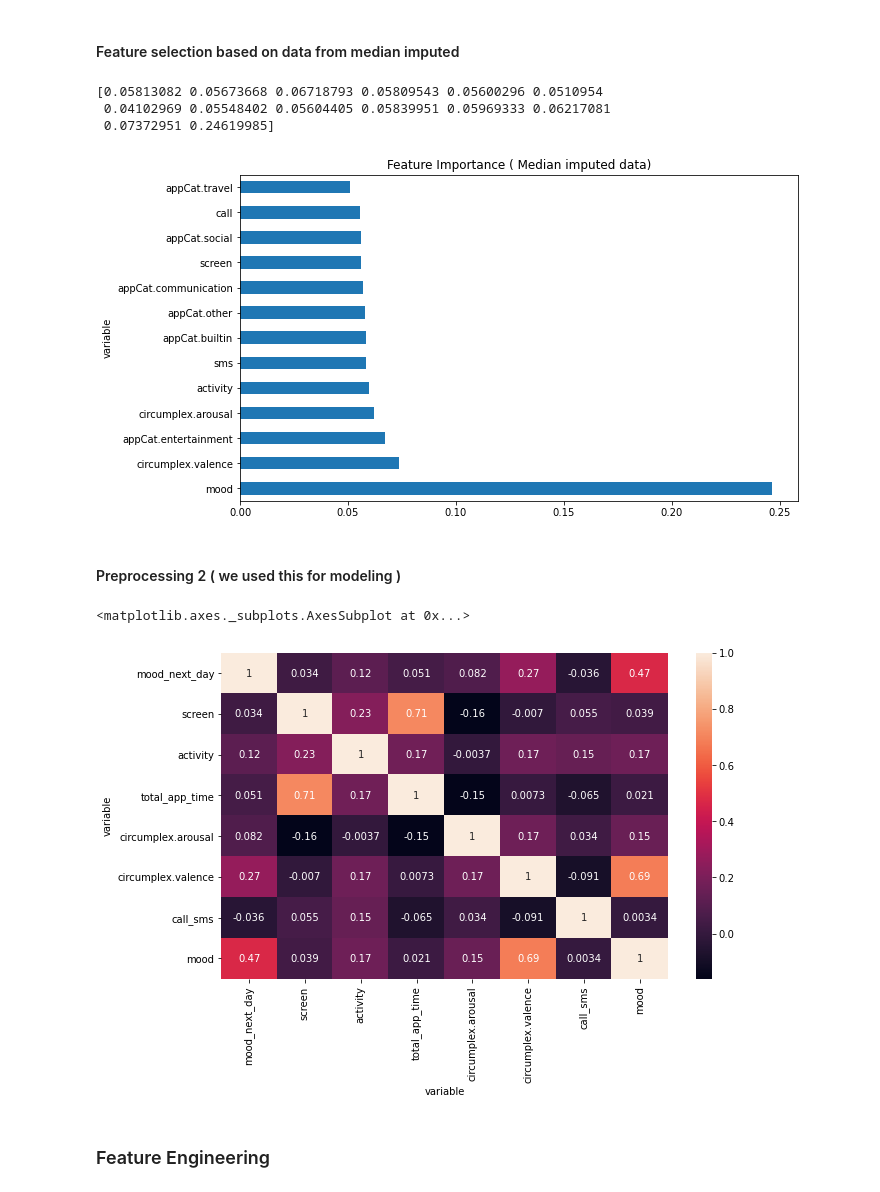
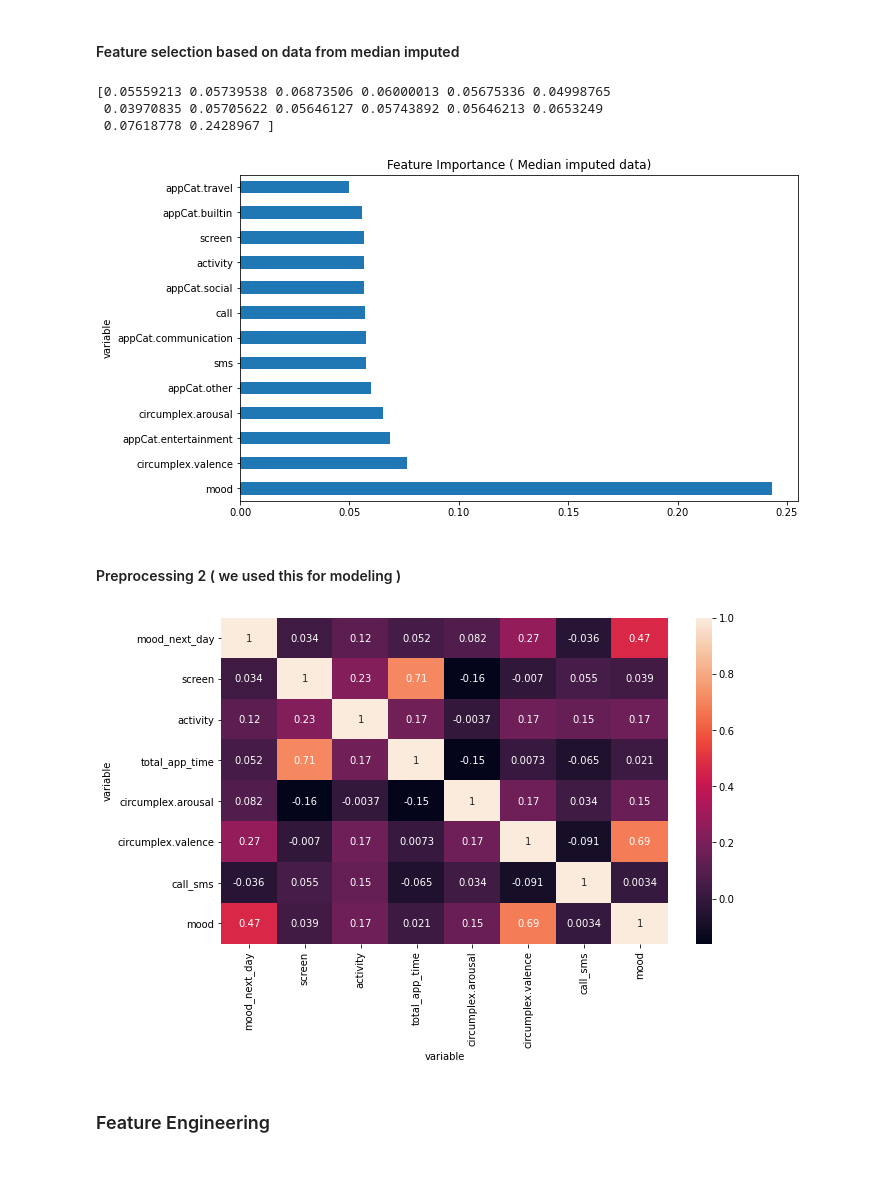
Before and after one commit to susymaijer/DMT, a Jupyter notebook: Final_Data_Preparation.ipynb, the cells around one changed output. Drawn from its saved outputs; the diff is of its cells as text; code cells hidden in the pictures.

Commit message:
Dont check whether next row is next day

```diff
--- a/Final_Data_Preparation.ipynb
+++ b/Final_Data_Preparation.ipynb
@@ -110,17 +110,9 @@ mergedf = sumdf2.join(meandf2, how='outer', on = ['id', 'time'])
 mergedf = mergedf.sort_values(['id', 'time'], ascending = True)
 mergedf = mergedf.reset_index().drop(['index'], axis= 1)
 mergedf.to_csv('data/data_arima.csv')
-# %%
-# add column with next day, we need to use this for the target
-mergedf['next_day'] = pd.DatetimeIndex(mergedf.time) + pd.DateOffset(1)
-
-# filter all rows where the previous row == previous day
-filter_df = mergedf['next_day'] == mergedf['time'].shift(-1)
-
-# add column with mood of next day
-mergedf.loc[filter_df, "mood_next_day"] = mergedf['mood'].copy().shift(-1)
-
-mergedf.drop(['next_day'], axis=1, inplace=True)
+# %%
+# add column with mood of next day
+mergedf[ "mood_next_day"] = mergedf['mood'].copy().shift(-1)
 # %%
 # later, when creating instance-based datasets, we are going to remove rows that don't have a mood_next_day as a target
 # we are gonna make such a dataframe now and analyse which columns are too empty to keep
@@ -191,20 +183,21 @@ imputdf.loc[imputdf['appCat.utilities'].isnull(), 'appCat.utilities'] = imputdf[
 # %%
 from sklearn.ensemble import ExtraTreesRegressor
 X = imputdf.drop(['id', 'time','mood_next_day'], axis=1)
 y = imputdf.mood_next_day
 model = ExtraTreesRegressor()
 model.fit(X,y)
 print(model.feature_importances_) #use inbuilt class feature_importances of tree based classifiers
 #plot graph of feature importances for better visualization
 feat_importances = pd.Series(model.feature_importances_, index=X.columns)
 feat_importances.nlargest(13).plot(kind='barh')
 plt.title('Feature Importance ( Median imputed data)')
+plt.savefig
 plt.show()
 # %% [output]
-[0.05813082 0.05673668 0.06718793 0.05809543 0.05600296 0.0510954
- 0.04102969 0.05548402 0.05604405 0.05839951 0.05969333 0.06217081
- 0.07372951 0.24619985]
+[0.05559213 0.05739538 0.06873506 0.06000013 0.05675336 0.04998765
+ 0.03970835 0.05705622 0.05646127 0.05743892 0.05646213 0.0653249
+ 0.07618778 0.2428967 ]
-[figure, old version]
+[figure, new version]
 # %% [markdown]
 #### Preprocessing 2 ( we used this for modeling )
 # %%
@@ -218,8 +211,8 @@ data = data[['id', 'time', 'mood_next_day','screen','activity', 'total_app_time'
 # %%
 # calculate correlation between features
 sns.heatmap(data.corr(), annot = True)
+plt.savefig('figures/heatpmapcorr.png')
 # %% [output]
-<matplotlib.axes._subplots.AxesSubplot at 0x...>
 [figure]
 # %% [markdown]
 ### Feature Engineering
```
Also changed, not shown: parts of 8 cells of this notebook, 9 other files.
